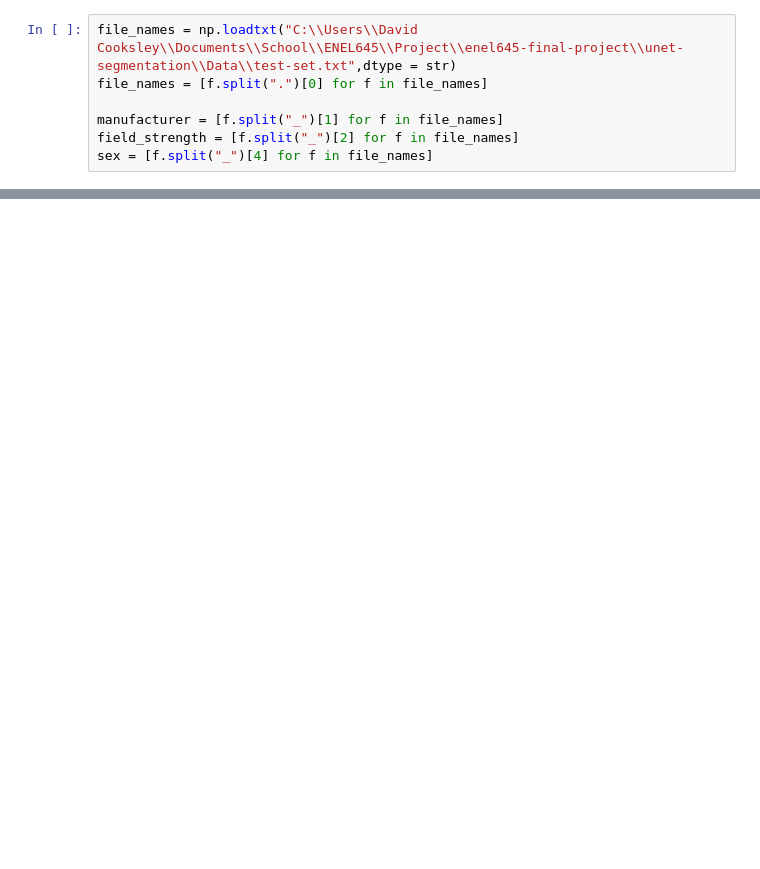
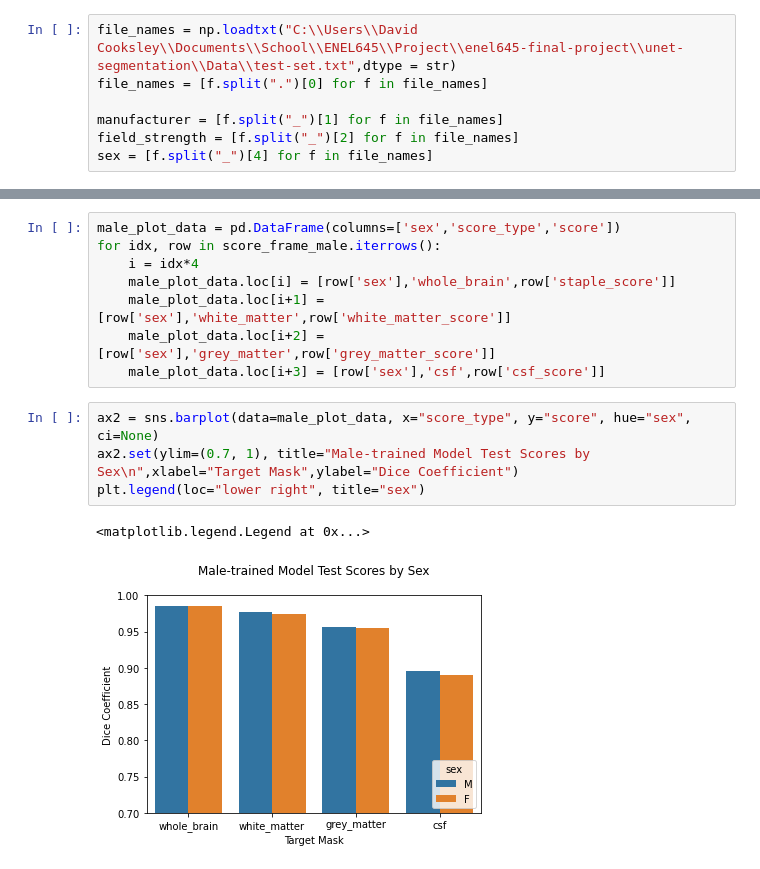
Before and after one commit to k-t-nguyen/enel645-final-project, a Jupyter notebook: unet-segmentation/unet_test.ipynb, the cells around one changed output, grey strips where cells are left out. Drawn from its saved outputs; the diff is of its cells as text; blank space fills up the shorter version.

```diff
--- a/unet-segmentation/unet_test.ipynb
+++ b/unet-segmentation/unet_test.ipynb
@@ -191,0 +414,15 @@ score_frame.groupby('field_strength').mean()
+# %%
+male_plot_data = pd.DataFrame(columns=['sex','score_type','score'])
+for idx, row in score_frame_male.iterrows():
+    i = idx*4
+    male_plot_data.loc[i] = [row['sex'],'whole_brain',row['staple_score']]
+    male_plot_data.loc[i+1] = [row['sex'],'white_matter',row['white_matter_score']]
+    male_plot_data.loc[i+2] = [row['sex'],'grey_matter',row['grey_matter_score']]
+    male_plot_data.loc[i+3] = [row['sex'],'csf',row['csf_score']]
+# %%
+ax2 = sns.barplot(data=male_plot_data, x="score_type", y="score", hue="sex", ci=None)
+ax2.set(ylim=(0.7, 1), title="Male-trained Model Test Scores by Sex\n",xlabel="Target Mask",ylabel="Dice Coefficient")
+plt.legend(loc="lower right", title="sex")
+# %% [output]
+<matplotlib.legend.Legend at 0x...>
+[figure, added]
```
Also changed, not shown: parts of 36 cells of this notebook, 10 other files.
